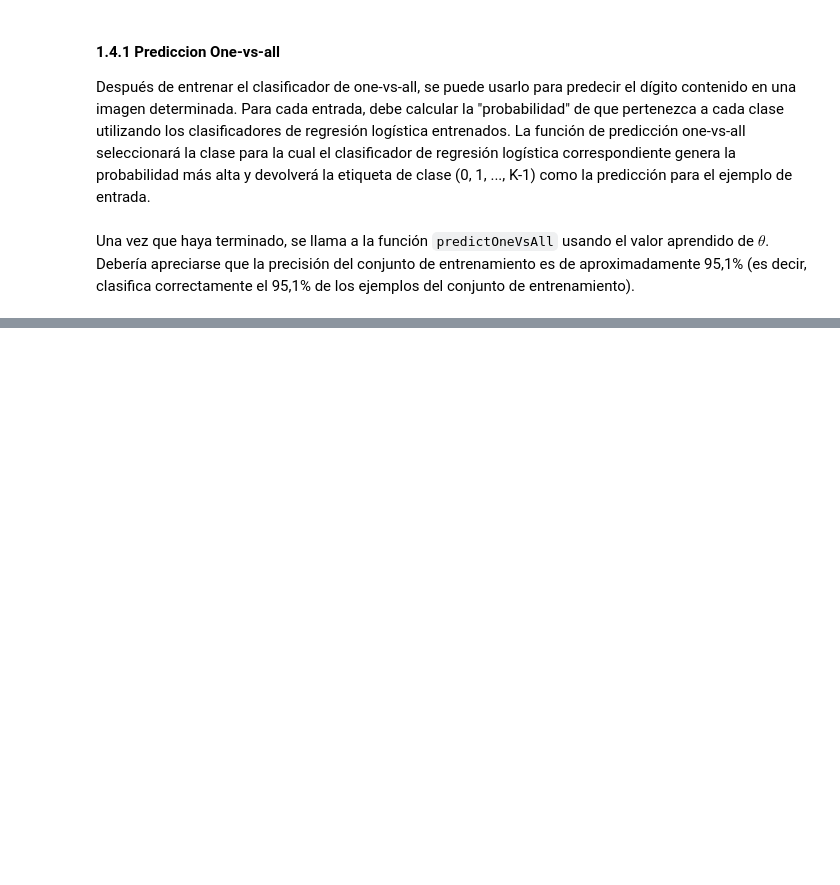
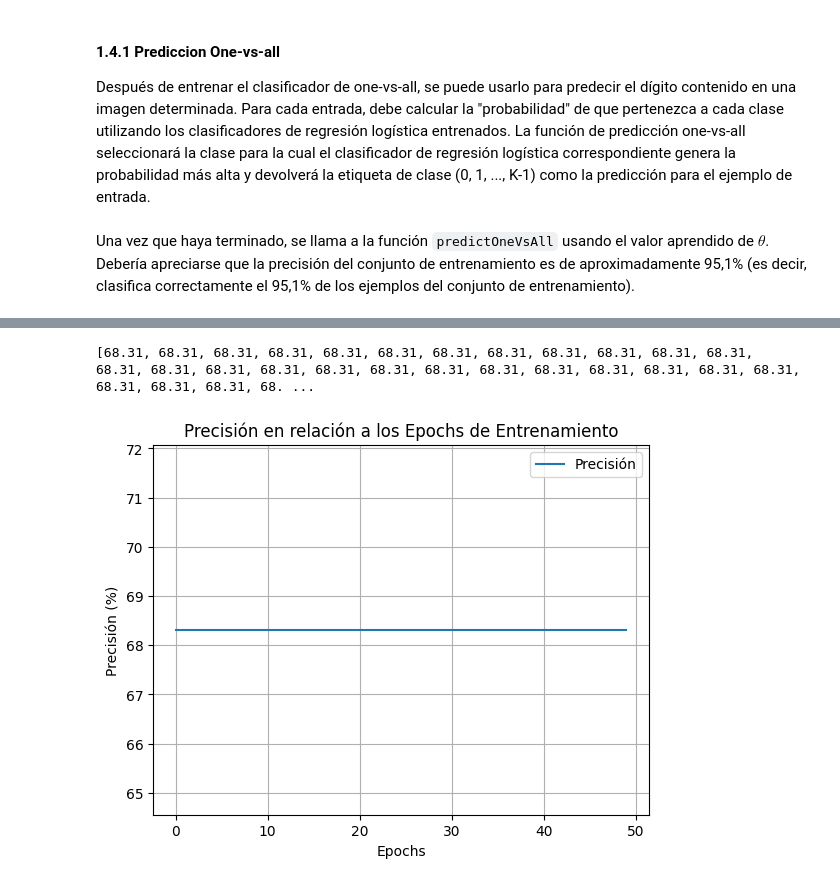
Before and after one commit to OmarChocamani/SIS420-OCL, a Jupyter notebook: Copia_de_reg_log_onevsall_03.ipynb, the cells around one changed output, grey strips where cells are left out. Saved outputs shown, nothing was run; the diff lists cells and outputs as text; code cells hidden in the pictures; blank space fills up the shorter version.

```diff
--- a/Copia_de_reg_log_onevsall_03.ipynb
+++ b/Copia_de_reg_log_onevsall_03.ipynb
@@ -711,0 +712,14 @@ Name: brand, Length: 150, dtype: int64
+# %%
+print(precisions)
+# %% [output]
+[68.31, 68.31, 68.31, 68.31, 68.31, 68.31, 68.31, 68.31, 68.31, 68.31, 68.31, 68.31, 68.31, 68.31, 68.31, 68.31, 68.31, 68.31, 68.31, 68.31, 68.31, 68.31, 68.31, 68.31, 68.31, 68.31, 68.31, 68.31, 68. ...
+# %%
+pyplot.plot(precisions, label='Precisión')
+pyplot.xlabel('Epochs')
+pyplot.ylabel('Precisión (%)')
+pyplot.title('Precisión en relación a los Epochs de Entrenamiento')
+pyplot.legend()
+pyplot.grid()
+pyplot.show()
+# %% [output]
+[figure, added]
```
Also changed, not shown: parts of 17 cells of this notebook.
